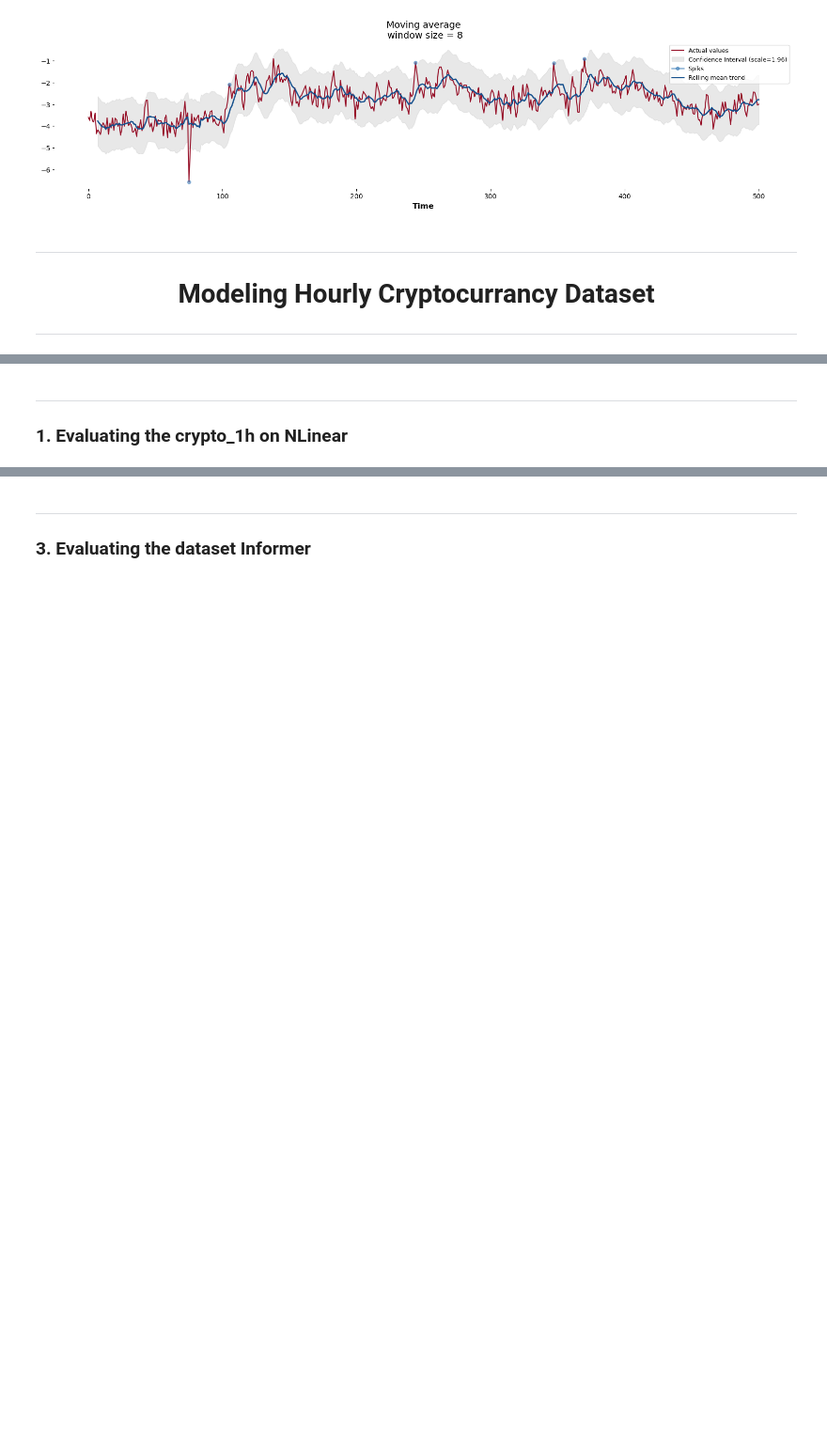
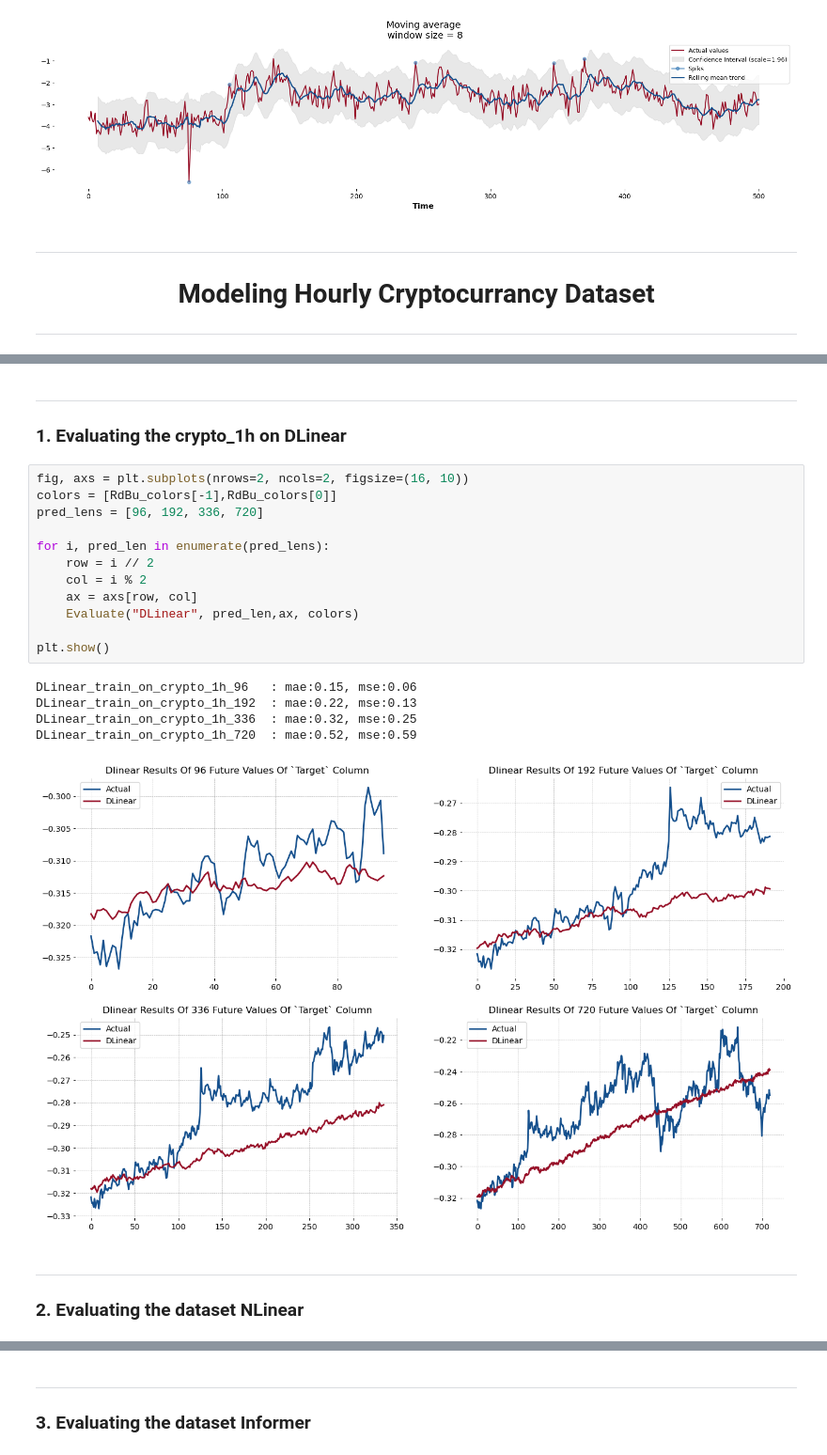
Before and after one commit to volzock/Transformer-based-solutions-for-the-long-term-time-series-forecasting, a Jupyter notebook: Crypto-Forecasting-EDA-Evaluation-on-5models.ipynb, the cells around one changed output, grey strips where cells are left out. Shown at 94% size. Drawn from its saved outputs; the diff is of its cells as text; blank space fills up the shorter version.

```diff
--- a/Crypto-Forecasting-EDA-Evaluation-on-5models.ipynb
+++ b/Crypto-Forecasting-EDA-Evaluation-on-5models.ipynb
@@ -1110,6 +1098,27 @@ def Evaluate( model_name, pred_len, ax, colors):
     ax.legend()
 # %% [markdown]
 ---
-### 1. Evaluating the crypto_1h on NLinear
+### 1. Evaluating the crypto_1h on DLinear
+# %%
+fig, axs = plt.subplots(nrows=2, ncols=2, figsize=(16, 10))
+colors = [RdBu_colors[-1],RdBu_colors[0]]
+pred_lens = [96, 192, 336, 720]
+
+for i, pred_len in enumerate(pred_lens):
+    row = i // 2
+    col = i % 2
+    ax = axs[row, col]
+    Evaluate("DLinear", pred_len,ax, colors)
+
+plt.show()
+# %% [output]
+DLinear_train_on_crypto_1h_96   : mae:0.15, mse:0.06
+DLinear_train_on_crypto_1h_192  : mae:0.22, mse:0.13
+DLinear_train_on_crypto_1h_336  : mae:0.32, mse:0.25
+DLinear_train_on_crypto_1h_720  : mae:0.52, mse:0.59
+[figure, added]
+# %% [markdown]
+---
+### 2. Evaluating the dataset NLinear
 # %%
 fig, axs = plt.subplots(nrows=2, ncols=2, figsize=(16, 10))
```
Also changed, not shown: parts of 16 cells of this notebook, 2 other files.
